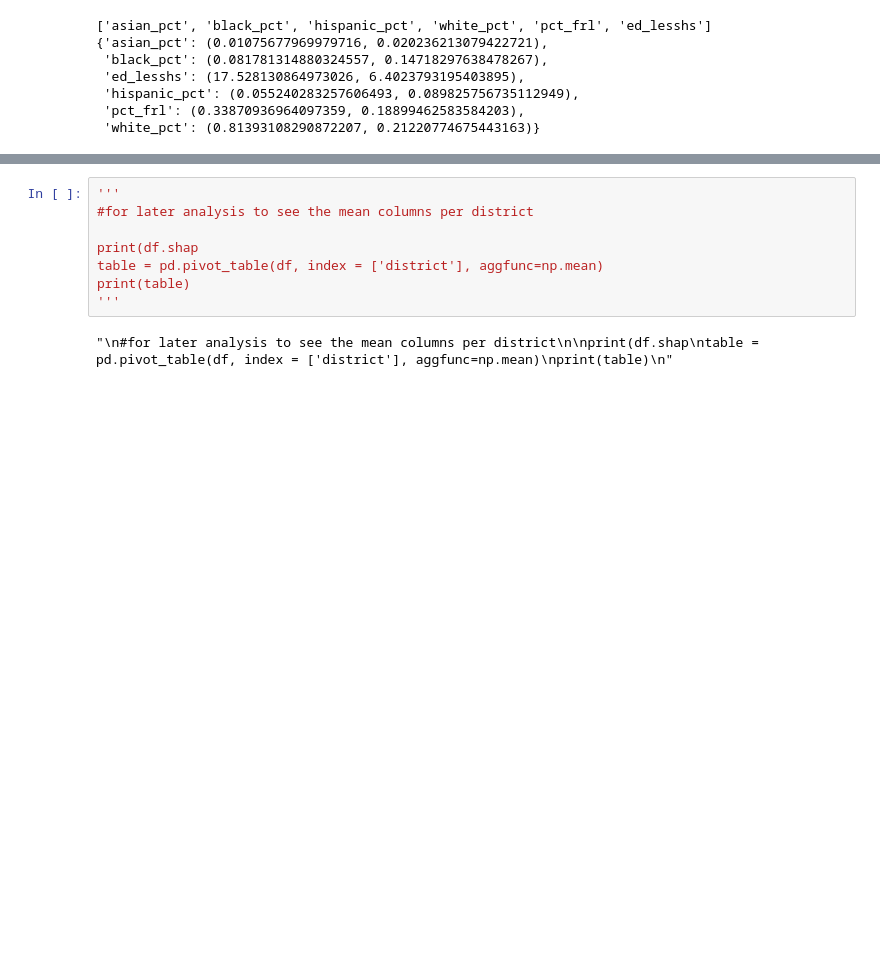
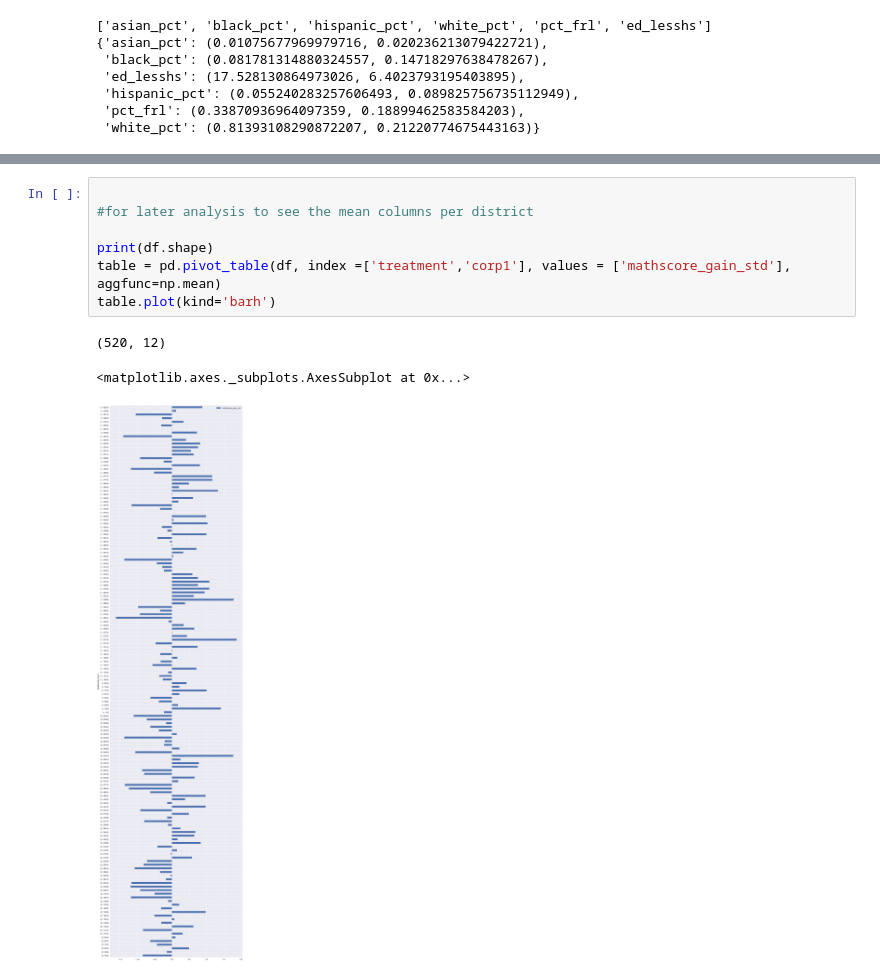
Before and after one commit to simonczhang/doi-project, a Jupyter notebook: simon.zhang.rapidtask.ipynb, the cells around one changed output, grey strips where cells are left out. Cells and saved outputs as stored; diff of their text form; blank space fills up the shorter version.

```diff
--- a/simon.zhang.rapidtask.ipynb
+++ b/simon.zhang.rapidtask.ipynb
@@ -327,10 +371,11 @@ Now that I've finished dealing with all the missing values, I will continue to e
 # %%
-'''
+
 #for later analysis to see the mean columns per district
 
-print(df.shap
-table = pd.pivot_table(df, index = ['district'], aggfunc=np.mean)
-print(table)
-'''
+print(df.shape)
+table = pd.pivot_table(df, index =['treatment','corp1'], values = ['mathscore_gain_std'], aggfunc=np.mean)
+table.plot(kind='barh')
 # %% [output]
-"\n#for later analysis to see the mean columns per district\n\nprint(df.shap\ntable = pd.pivot_table(df, index = ['district'], aggfunc=np.mean)\nprint(table)\n"
+(520, 12)
+<matplotlib.axes._subplots.AxesSubplot at 0x...>
+[figure, added]
```
Also changed, not shown: parts of 14 cells of this notebook.
